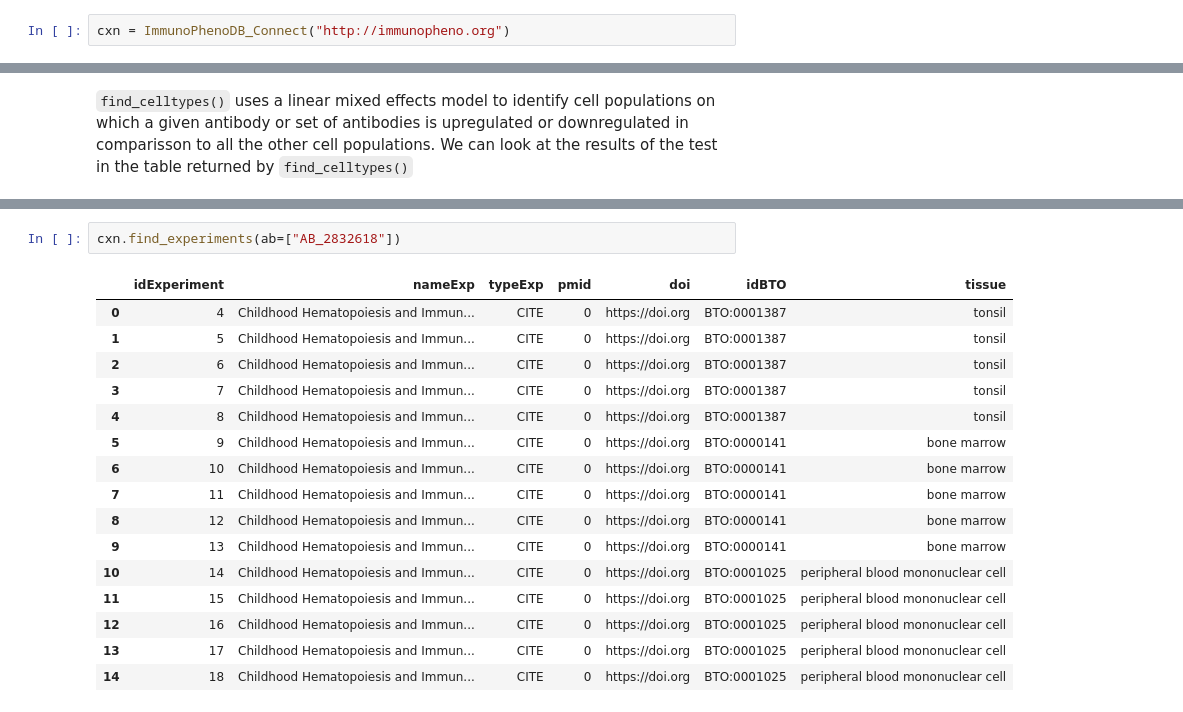
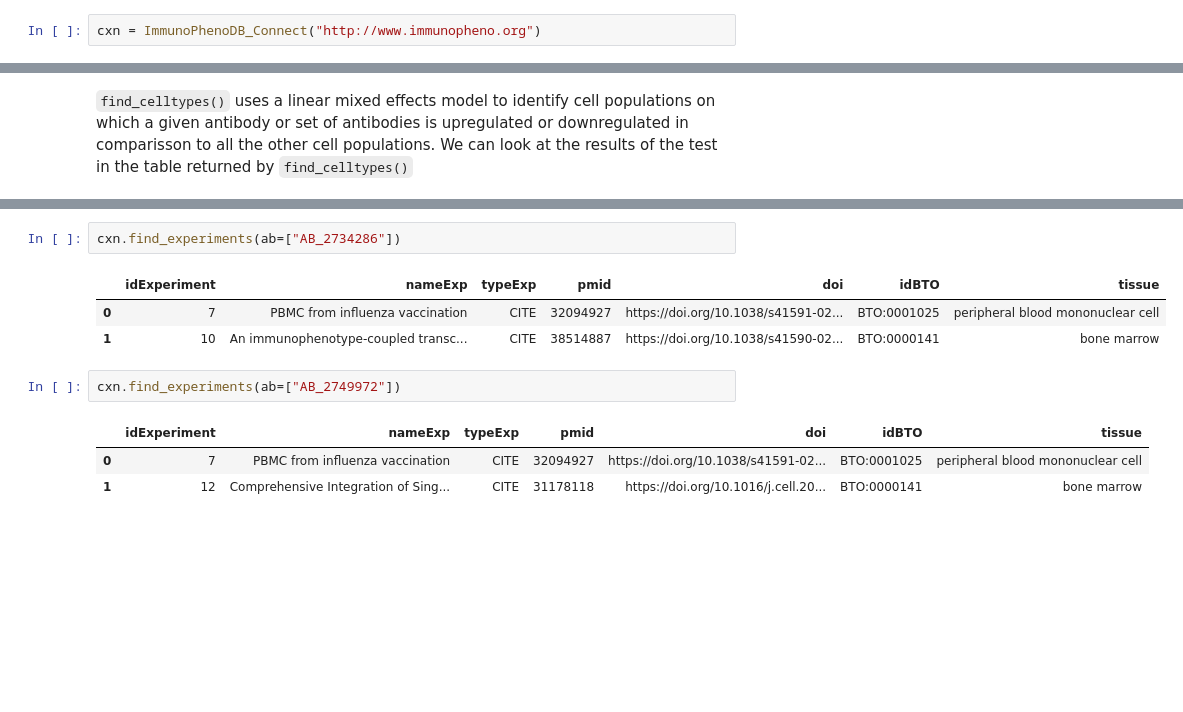
Before and after one commit to CamaraLab/ImmunoPheno, a Jupyter notebook: docs/notebooks/Example_1.ipynb, the cells around one changed output, grey strips where cells are left out. Cells and saved outputs as stored; diff of their text form; blank space fills up the shorter version.

```diff
--- a/docs/notebooks/Example_1.ipynb
+++ b/docs/notebooks/Example_1.ipynb
@@ -10,7 +16,7 @@ from immunopheno.connect import ImmunoPhenoDB_Connect
 # %% [markdown]
 We first create an instance of `ImmunoPhenoDB_Connect` that will allows us to make queries to the ImmunoPheno database.
 # %%
-cxn = ImmunoPhenoDB_Connect("http://immunopheno.org")
+cxn = ImmunoPhenoDB_Connect("http://www.immunopheno.org")
 # %% [output]
 Loading necessary files...
 Connecting to database...
@@ -185,19 +191,12 @@ cxn.find_experiments(ab=["AB_2814159"])
 # %%
-cxn.find_experiments(ab=["AB_2832618"])
+cxn.find_experiments(ab=["AB_2734286"])
 # %% [output]
 |  | idExperiment | nameExp | typeExp | pmid | doi | idBTO | tissue |
-| 0 | 4 | Childhood Hematopoiesis and Immun... | CITE | 0 | https://doi.org | BTO:0001387 | tonsil |
-| 1 | 5 | Childhood Hematopoiesis and Immun... | CITE | 0 | https://doi.org | BTO:0001387 | tonsil |
-| 2 | 6 | Childhood Hematopoiesis and Immun... | CITE | 0 | https://doi.org | BTO:0001387 | tonsil |
-| 3 | 7 | Childhood Hematopoiesis and Immun... | CITE | 0 | https://doi.org | BTO:0001387 | tonsil |
-| 4 | 8 | Childhood Hematopoiesis and Immun... | CITE | 0 | https://doi.org | BTO:0001387 | tonsil |
-| 5 | 9 | Childhood Hematopoiesis and Immun... | CITE | 0 | https://doi.org | BTO:0000141 | bone marrow |
-| 6 | 10 | Childhood Hematopoiesis and Immun... | CITE | 0 | https://doi.org | BTO:0000141 | bone marrow |
-| 7 | 11 | Childhood Hematopoiesis and Immun... | CITE | 0 | https://doi.org | BTO:0000141 | bone marrow |
-| 8 | 12 | Childhood Hematopoiesis and Immun... | CITE | 0 | https://doi.org | BTO:0000141 | bone marrow |
-| 9 | 13 | Childhood Hematopoiesis and Immun... | CITE | 0 | https://doi.org | BTO:0000141 | bone marrow |
-| 10 | 14 | Childhood Hematopoiesis and Immun... | CITE | 0 | https://doi.org | BTO:0001025 | peripheral blood mononuclear cell |
-| 11 | 15 | Childhood Hematopoiesis and Immun... | CITE | 0 | https://doi.org | BTO:0001025 | peripheral blood mononuclear cell |
-| 12 | 16 | Childhood Hematopoiesis and Immun... | CITE | 0 | https://doi.org | BTO:0001025 | peripheral blood mononuclear cell |
-| 13 | 17 | Childhood Hematopoiesis and Immun... | CITE | 0 | https://doi.org | BTO:0001025 | peripheral blood mononuclear cell |
-| 14 | 18 | Childhood Hematopoiesis and Immun... | CITE | 0 | https://doi.org | BTO:0001025 | peripheral blood mononuclear cell |
+| 0 | 7 | PBMC from influenza vaccination | CITE | 32094927 | https://doi.org/10.1038/s41591-02... | BTO:0001025 | peripheral blood mononuclear cell |
+| 1 | 10 | An immunophenotype-coupled transc... | CITE | 38514887 | https://doi.org/10.1038/s41590-02... | BTO:0000141 | bone marrow |
+# %%
+cxn.find_experiments(ab=["AB_2749972"])
+# %% [output]
+|  | idExperiment | nameExp | typeExp | pmid | doi | idBTO | tissue |
+| 0 | 7 | PBMC from influenza vaccination | CITE | 32094927 | https://doi.org/10.1038/s41591-02... | BTO:0001025 | peripheral blood mononuclear cell |
+| 1 | 12 | Comprehensive Integration of Sing... | CITE | 31178118 | https://doi.org/10.1016/j.cell.20... | BTO:0000141 | bone marrow |
```
Also changed, not shown: parts of 30 cells of this notebook.
